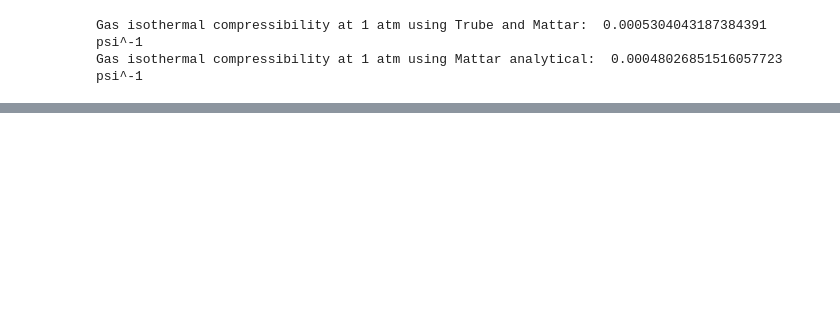
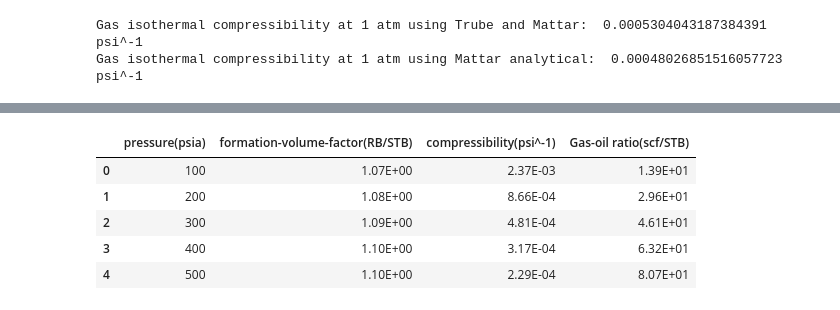
Before and after one commit to yohanesnuwara/reservoir-engineering, a Jupyter notebook: Unit 2 Review of Rock and Fluid Properties/notebook/2_practices.ipynb, the cells around one changed output, grey strips where cells are left out. Saved outputs shown, nothing was run; the diff lists cells and outputs as text; code cells hidden in the pictures; blank space fills up the shorter version.

```diff
--- a/Unit 2 Review of Rock and Fluid Properties/notebook/2_practices.ipynb
+++ b/Unit 2 Review of Rock and Fluid Properties/notebook/2_practices.ipynb
@@ -293,0 +390,41 @@ Gas isothermal compressibility at 1 atm using Mattar analytical:  0.000480268515
+# %%
+"Question 3. calculate oil formation volume factor (FVF)"
+
+# FVF of oil at bubblepoint pressure using Levitan-Murtha
+so = 141.5 / (api + 131.5)
+Bo_bubble = 1 + ((0.0005 * Rsb) * ((sg2 / so)**0.25)) + ((0.0004*(temp2- 60)) / (so * sg2)) # temp in def F
+
+Bo_array = []
+
+for i in range(len(pressure2)):
+  if pressure2[i] < P_bubble: # use Vazquez-Beggs
+    if api <= 30:
+      # use Vazquez-Beggs
+      c4 = 4.677E-4
+      c5 = 1.751E-5
+      c6 = -1.811E-8
+    if api <= 30:
+      c4 = 4.670E-4
+      c5 = 1.100E-5
+      c6 = 1.337E-9
+    Rsc = (pressure2[i]**c2) * c1 * sg2 * np.exp((c3 * api) / (temp2 + 459.67))
+    Bo = 1 + (c4 * Rsc) + (c5 * (temp2 - 60) * (api / sg2)) + (c6 * Rsc *(temp2 - 60) * (api / sg2)) # temp in deg F
+  if pressure2[i] == P_bubble:
+    # use Levitan-Murtha
+    Bo = Bo_bubble
+  if pressure2[i] > P_bubble:
+    # use Levitan-Murtha
+    coil = ((5 * Rsb) + (17.2 * temp2) - (1180 * sg2) + (12.61 * api) - 1433) / (1E+05 * pressure2[i])
+    Bo = Bo_bubble * np.exp(coil * (P_bubble - pressure2[i]))
+  Bo_array.append(float(Bo))
+
+Bo_df = pd.DataFrame({"pressure(psia)": pressure2, "formation-volume-factor(RB/STB)": Bo_array})
+props = pd.merge(Bo_df, props, on='pressure(psia)') # merge the result with previous dataframe
+props.head()
+# %% [output]
+|  | pressure(psia) | formation-volume-factor(RB/STB) | compressibility(psi^-1) | Gas-oil ratio(scf/STB) |
+| 0 | 100 | 1.07E+00 | 2.37E-03 | 1.39E+01 |
+| 1 | 200 | 1.08E+00 | 8.66E-04 | 2.96E+01 |
+| 2 | 300 | 1.09E+00 | 4.81E-04 | 4.61E+01 |
+| 3 | 400 | 1.10E+00 | 3.17E-04 | 6.32E+01 |
+| 4 | 500 | 1.10E+00 | 2.29E-04 | 8.07E+01 |
```
Also changed, not shown: parts of 10 cells of this notebook.
